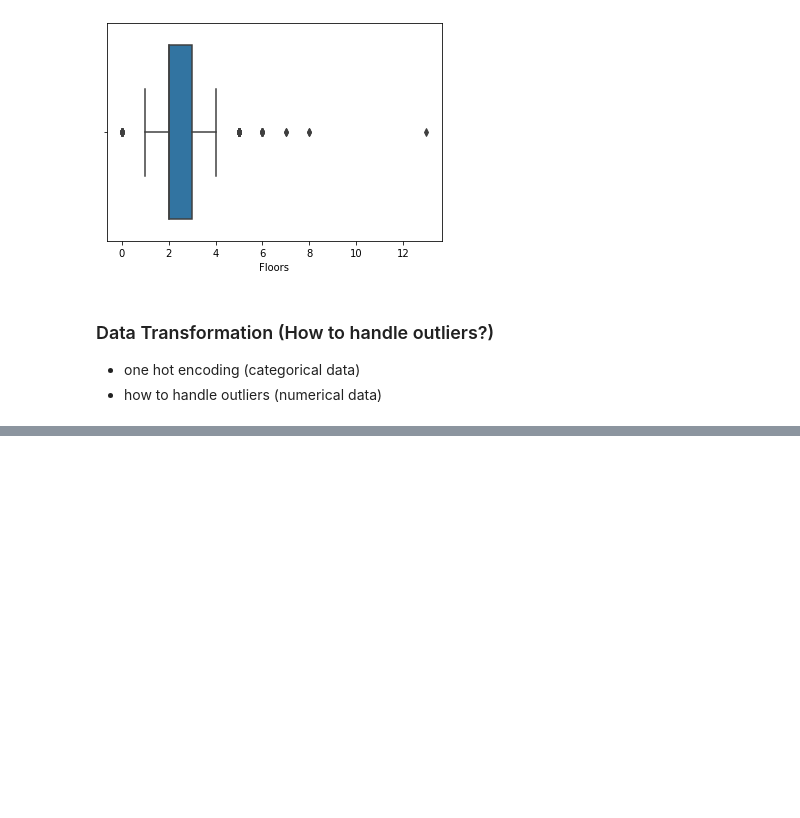
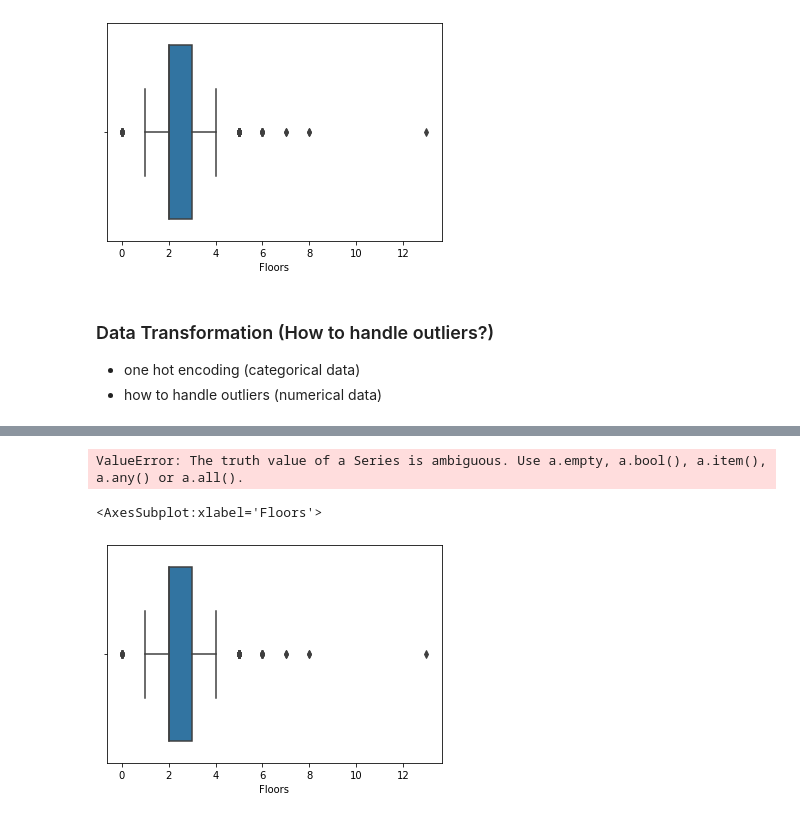
Before and after one commit to heuer-ja/CENG542-Knowledge-Discovery, a Jupyter notebook: germany_house_prices.ipynb, the cells around one changed output, grey strips where cells are left out. Saved outputs shown, nothing was run; the diff lists cells and outputs as text; code cells hidden in the pictures; blank space fills up the shorter version.

Commit message:
outlier detection (zscore) implemeted

```diff
--- a/germany_house_prices.ipynb
+++ b/germany_house_prices.ipynb
@@ -148,0 +170,17 @@ sns.boxplot(df_source['Floors'])
+# %%
+## remove outlier: z_score transformation
+
+
+# get all numerical columns
+cols_to_zscore = list(df_source.select_dtypes(include='float64'))
+cols_to_zscore.remove("Price")
+cols_zscore = []
+
+# create df with zscore-columns
+for col in cols_to_zscore:
+    col_zscore = col + '_zscore'
+    cols_zscore.append(col_zscore)
+
+    # zscore of x in column :    (x- col.mean)-col.std
+    # -> add an extra column for zscore
+    df_source[col_zscore] = (df_source[col] - df_source[col].mean())/df_source[col].std(ddof=0)
@@ -148,0 +201,25 @@ sns.boxplot(df_source['Floors'])
+# %%
+treshhold = 1
+treshhold_range = [-treshhold, treshhold]
+
+df_source["max_zscore"] = df_source[cols_zscore].max(axis=1)
+df_source['min_zscore'] = df_source[cols_zscore].min(axis=1)
+
+
+df_source['is_outlier'] = (
+    (treshhold <= df_source["max_zscore"]) |
+    (df_source["max_zscore"] <= -treshhold ) |
+
+    (treshhold  <= df_source["min_zscore"]) |
+    (df_source["min_zscore"]  <= -treshhold )
+)
+# %% [output]
+ValueError: The truth value of a Series is ambiguous. Use a.empty, a.bool(), a.item(), a.any() or a.all().
+# %%
+df_new = df_source[df_source['is_outlier'] == False]
+print(len(df_source[df_source['is_outlier'] == True]))
+
+sns.boxplot(df_new['Floors'])
+# %% [output]
+<AxesSubplot:xlabel='Floors'>
+[figure, added]
```
Also changed, not shown: parts of 2 cells of this notebook.
